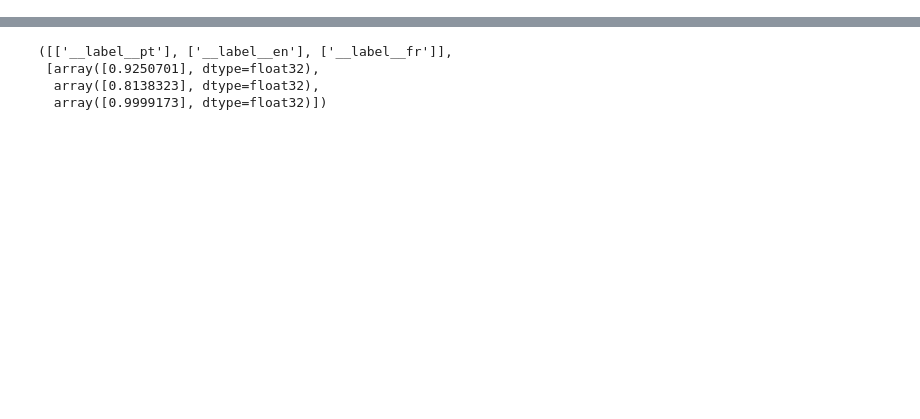
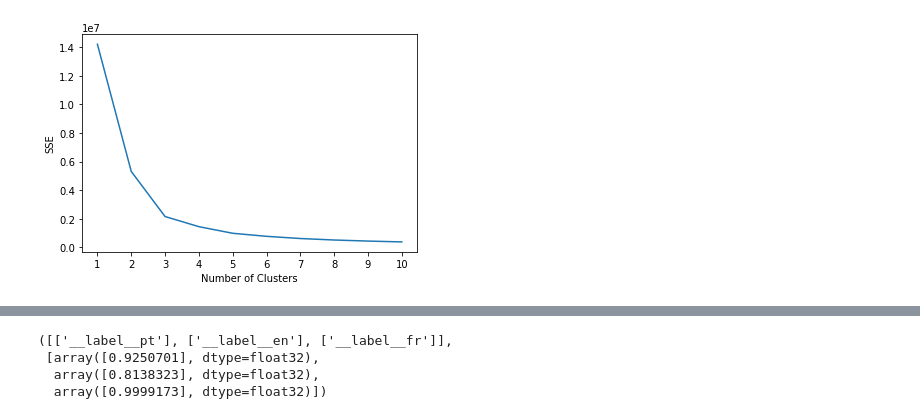
Before and after one commit to sabinacatherine/Spotify-Playlist, a Jupyter notebook: Spotify_playlists.ipynb, the cells around one changed output, grey strips where cells are left out. Saved outputs shown, nothing was run; the diff lists cells and outputs as text; code cells hidden in the pictures; blank space fills up the shorter version.

```diff
--- a/Spotify_playlists.ipynb
+++ b/Spotify_playlists.ipynb
@@ -76,0 +67,6 @@ Index(['track_id', 'track_name', 'track_artist', 'lyrics', 'track_popularity',
+# %%
+#initializing song features (numeric) csv
+
+spotify_song_features = pd.read_csv("../spotify_songs.csv")
+spotify_song_features_copy = spotify_song_features[['liveness', 'tempo', 'energy', 'loudness', 'danceability']]
+spotify_song_features_copy.head()
@@ -76,0 +80,27 @@ Index(['track_id', 'track_name', 'track_artist', 'lyrics', 'track_popularity',
+# %%
+#elbow graph to determine ideal number of clusters for kmeans model with numerical data (unscaled data)
+
+#kmeans parameters
+kmeans_params = {
+"init": "random",
+"n_init": 10,
+"random_state": 1,
+}
+
+#create list to hold SSE values for each value of k
+sse = []
+for k in range(1, 11):
+    kmeans = KMeans(n_clusters=k, **kmeans_params)
+    kmeans.fit(spotify_song_features_copy)
+    sse.append(kmeans.inertia_)
+
+#visualize results in order to assess bends, which indicate best number of clusters
+plt.plot(range(1, 11), sse)
+plt.xticks(range(1, 11))
+plt.xlabel("Number of Clusters")
+plt.ylabel("SSE")
+plt.show()
+
+#bends at 2 and 3 for indication of ideal number of clusters
+# %% [output]
+[figure, added]
```
Also changed, not shown: parts of 12 cells of this notebook.
